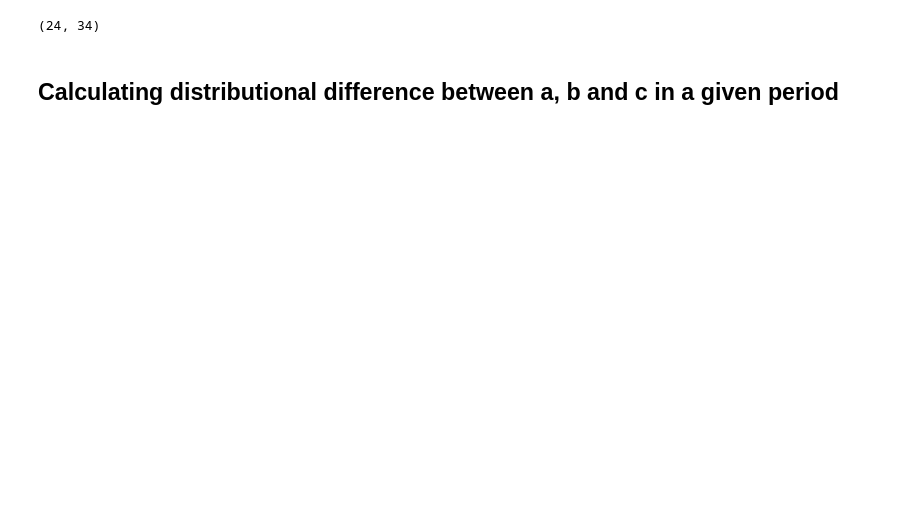
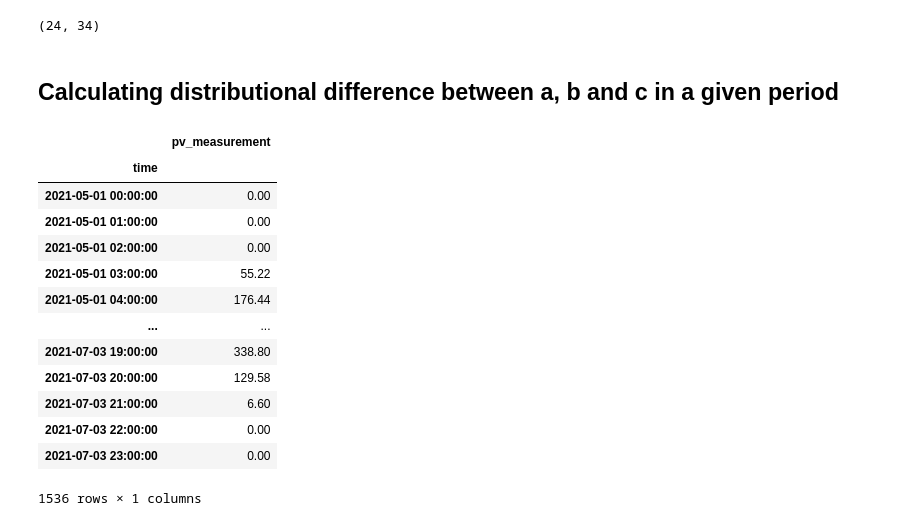
Before and after one commit to Bergschtein/Solar-Energy-Prediction, a Jupyter notebook: distributional_diff.ipynb, the cells around one changed output. Drawn from its saved outputs; the diff is of its cells as text; code cells hidden in the pictures; blank space fills up the shorter version.

```diff
--- a/distributional_diff.ipynb
+++ b/distributional_diff.ipynb
@@ -172,5 +180,24 @@ a[(a['date_forecast'] > test_days[0]) & (a['date_forecast'] <= test_days[1])].sh
 (24, 34)
 # %% [markdown]
 ## Calculating distributional difference between a, b and c in a given period
+# %%
+a_test = data_collection.Y_train['a'].set_index('time')['2021-05-01':'2021-07-03']
+a_test
+# scale(a_test,'pv_measurement')
+# %% [output]
+|  | pv_measurement |
+| time |  |
+| 2021-05-01 00:00:00 | 0.00 |
+| 2021-05-01 01:00:00 | 0.00 |
+| 2021-05-01 02:00:00 | 0.00 |
+| 2021-05-01 03:00:00 | 55.22 |
+| 2021-05-01 04:00:00 | 176.44 |
+| ... | ... |
+| 2021-07-03 19:00:00 | 338.80 |
+| 2021-07-03 20:00:00 | 129.58 |
+| 2021-07-03 21:00:00 | 6.60 |
+| 2021-07-03 22:00:00 | 0.00 |
+| 2021-07-03 23:00:00 | 0.00 |
+1536 rows × 1 columns
 # %%
 features = data_collection.X_train_observed['a'].columns
```
Also changed, not shown: parts of 13 cells of this notebook, 17 other files.
